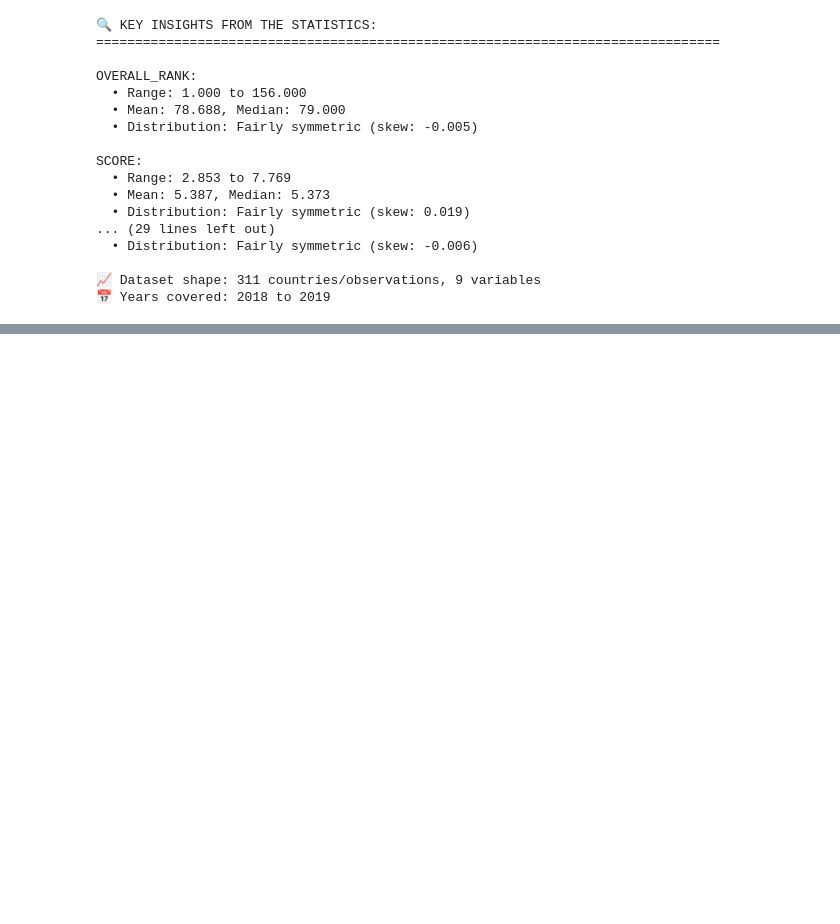
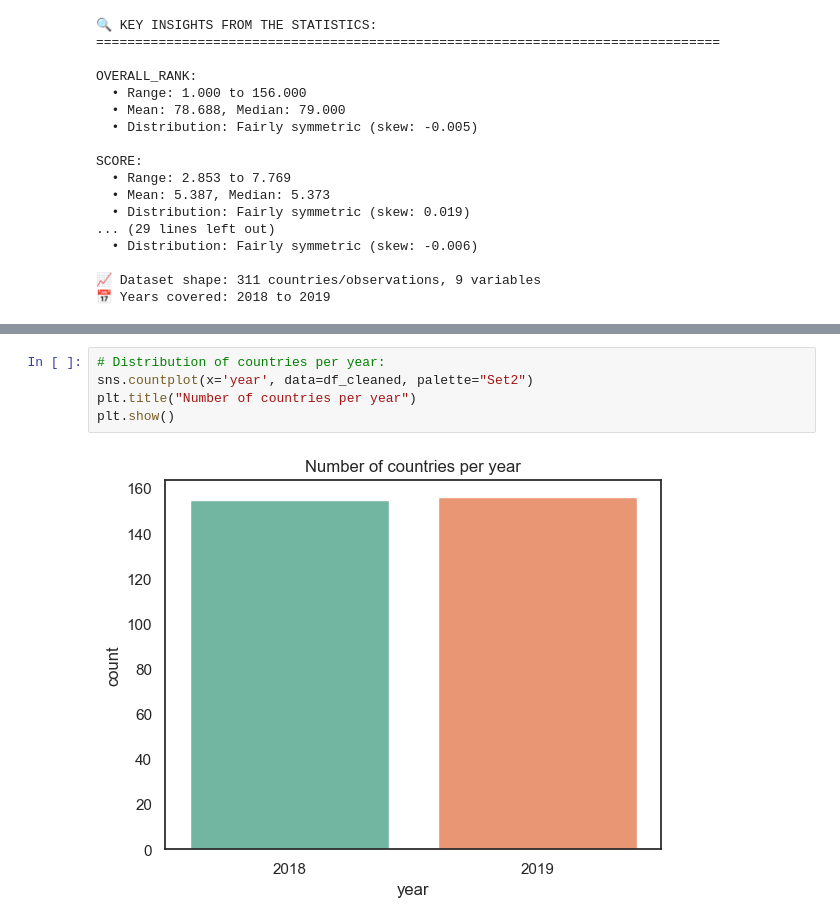
Before and after one commit to Tsuna-mi/happiness-eda-project, a Jupyter notebook: notebooks/happiness_eda.ipynb, the cells around one changed output, grey strips where cells are left out. Drawn from its saved outputs; the diff is of its cells as text; blank space fills up the shorter version.

```diff
--- a/notebooks/happiness_eda.ipynb
+++ b/notebooks/happiness_eda.ipynb
@@ -613,0 +989,7 @@ summary_stats.to_csv("../data/processed/descriptive_stats.csv")
+# %%
+# Distribution of countries per year:
+sns.countplot(x='year', data=df_cleaned, palette="Set2")
+plt.title("Number of countries per year")
+plt.show()
+# %% [output]
+[figure, added]
```
Also changed, not shown: parts of 46 cells of this notebook.
